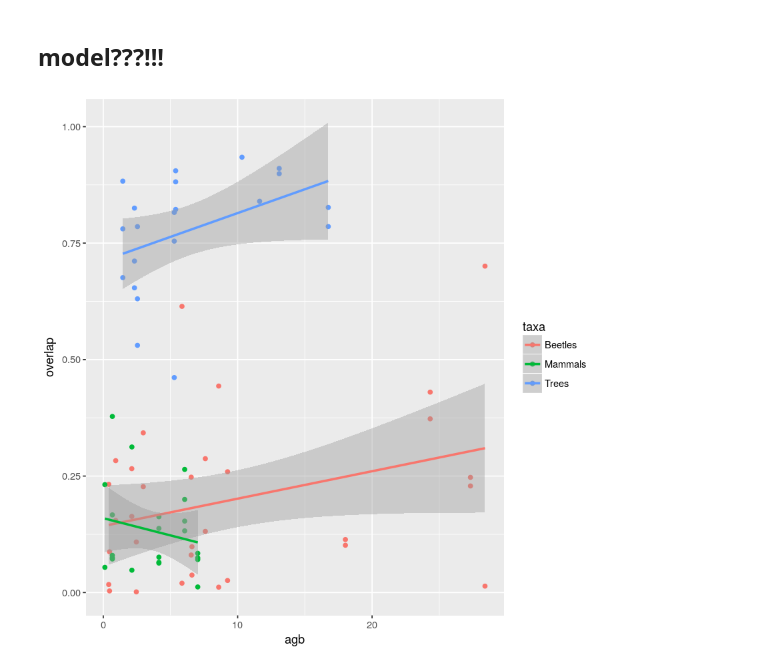
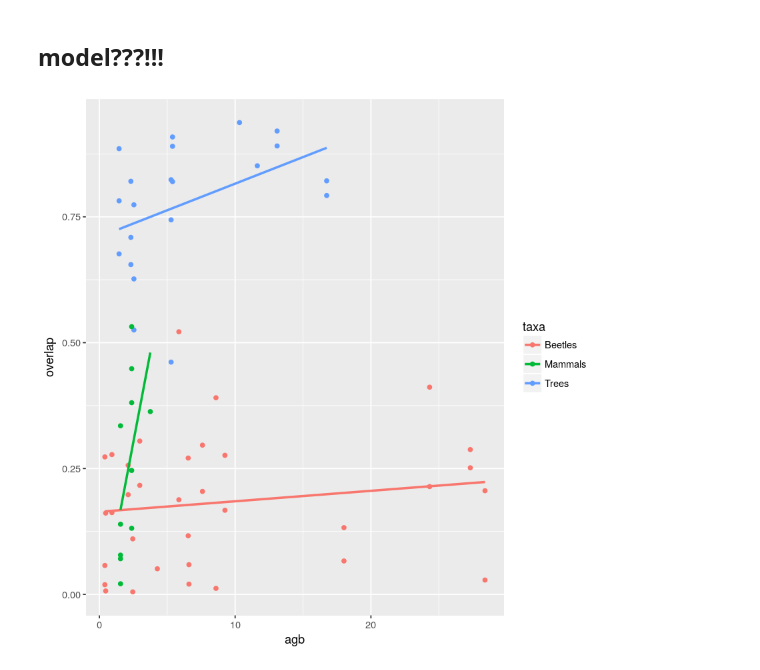
Before and after one commit to dbridg15/masters_project, a Jupyter notebook: Code/comparing_hypervolumes.ipynb, the cells around one changed output. Drawn from its saved outputs; the diff is of its cells as text; code cells hidden in the pictures.

```diff
--- a/Code/comparing_hypervolumes.ipynb
+++ b/Code/comparing_hypervolumes.ipynb
@@ -8,12 +26,12 @@ source("00_functions.R")
 # %%
 trees_df = read.csv("../Results/trees_matrix.csv", row.names=1)
 # trees_df   = read.csv("../Results/trees_genus_matrix.csv", `row.names=1)
-mamls_df = read.csv("../Results/mammals_matrix.csv", row.names=1)
-btles_df = read.csv("../Results/beetles_matrix.csv", row.names=1)
+mamls_df = read.csv("../Results/m_trap-year.csv", row.names=1)
+btles_df = read.csv("../Results/btles_matrix.csv", row.names=1)
 
 trees_cen  = read.csv("../Results/trees_census_dates.csv")
-btles_cen  = read.csv("../Results/beetles_census_dates.csv")
-mamls_cen  = read.csv("../Results/mammals_census_dates.csv")
+btles_cen  = read.csv("../Results/btles_census_dates.csv")
+mamls_cen  = read.csv("../Results/mamls_years_dates.csv")
 # %% [markdown]
 ### pca on all subplot_census by species matrix
 # %%
@@ -149,7 +138,11 @@ mamls = merge(mamls, mamls_agb, by = "plot")
 # %%
 test = rbind(trees, btles, mamls)
 test = test[complete.cases(test), ]
+test$taxa = as.factor(test$taxa)
 # %%
-ggplot(data = test, aes(x = agb, y = overlap, color = taxa)) + geom_point() + geom_smooth(method = 'lm')
+plt = ggplot(data = test, aes(x = agb, y = overlap, color = taxa))
+plt = plt + geom_point()
+plt = plt + geom_smooth(method = 'lm', se = F)
+print(plt)
 # %% [output]
-[figure, old version]
+[figure, new version]
```
Also changed, not shown: parts of 17 cells of this notebook, 10 other files.
